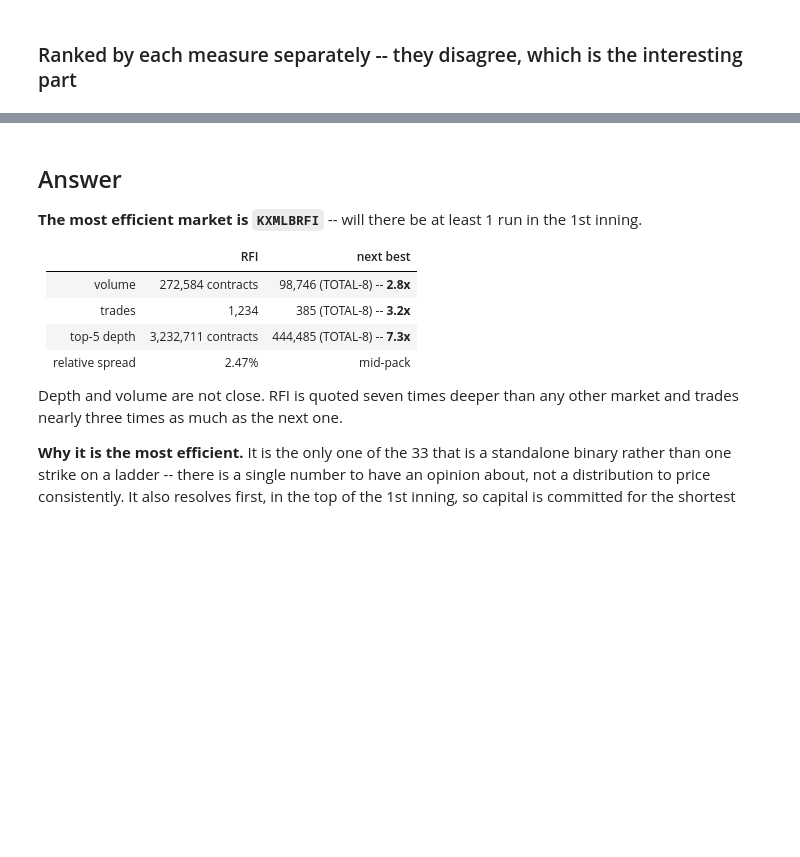
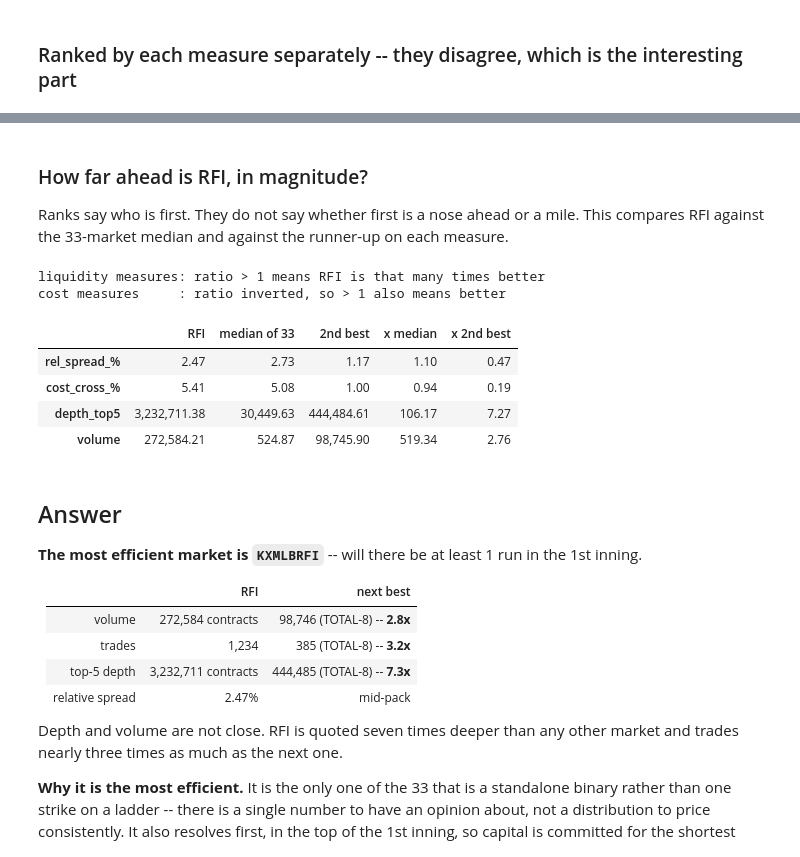
Before and after one commit to jzl4/prediction_market_project, a Jupyter notebook: notebook_3_q1_market_efficiency.ipynb, the cells around one changed output, grey strips where cells are left out. Cells and saved outputs as stored; diff of their text form; code cells hidden in the pictures; blank space fills up the shorter version.

```diff
--- a/notebook_3_q1_market_efficiency.ipynb
+++ b/notebook_3_q1_market_efficiency.ipynb
@@ -64,3 +146,38 @@ for col, asc in [("rel_spread_%", True), ("cost_cross_%", True),
+# %% [markdown]
+### How far ahead is RFI, in magnitude?
+
+Ranks say who is first. They do not say whether first is a nose ahead or a mile.
+This compares RFI against the 33-market median and against the runner-up on each
+measure.
+# %%
+# True = lower is better (the two cost measures), False = higher is better (liquidity)
+LOWER_IS_BETTER = {"rel_spread_%": True, "cost_cross_%": True,
+                   "depth_top5": False, "volume": False}
+
+lead = pd.DataFrame({
+    "RFI":            q1.loc["KXMLBRFI", COLS],
+    "median of 33":   q1[COLS].median(),
+    "2nd best":       [q1[c].nsmallest(2).iloc[-1] if LOWER_IS_BETTER[c]
+                       else q1[c].nlargest(2).iloc[-1] for c in COLS],
+})
+lead["x median"]   = lead["RFI"] / lead["median of 33"]
+lead["x 2nd best"] = lead["RFI"] / lead["2nd best"]
+
+# For the cost measures, lower is better, so invert the ratio to read as "better by"
+for c in ("rel_spread_%", "cost_cross_%"):
+    lead.loc[c, ["x median", "x 2nd best"]] = 1 / lead.loc[c, ["x median", "x 2nd best"]]
+
+print("liquidity measures: ratio > 1 means RFI is that many times better")
+print("cost measures     : ratio inverted, so > 1 also means better\n")
+lead.round(2)
+# %% [output]
+liquidity measures: ratio > 1 means RFI is that many times better
+cost measures     : ratio inverted, so > 1 also means better
+|  | RFI | median of 33 | 2nd best | x median | x 2nd best |
+| rel_spread_% | 2.47 | 2.73 | 1.17 | 1.10 | 0.47 |
+| cost_cross_% | 5.41 | 5.08 | 1.00 | 0.94 | 0.19 |
+| depth_top5 | 3,232,711.38 | 30,449.63 | 444,484.61 | 106.17 | 7.27 |
+| volume | 272,584.21 | 524.87 | 98,745.90 | 519.34 | 2.76 |
 # %% [markdown]
 ## Answer
 
```
Also changed, not shown: parts of 5 cells of this notebook, 1 other file.
